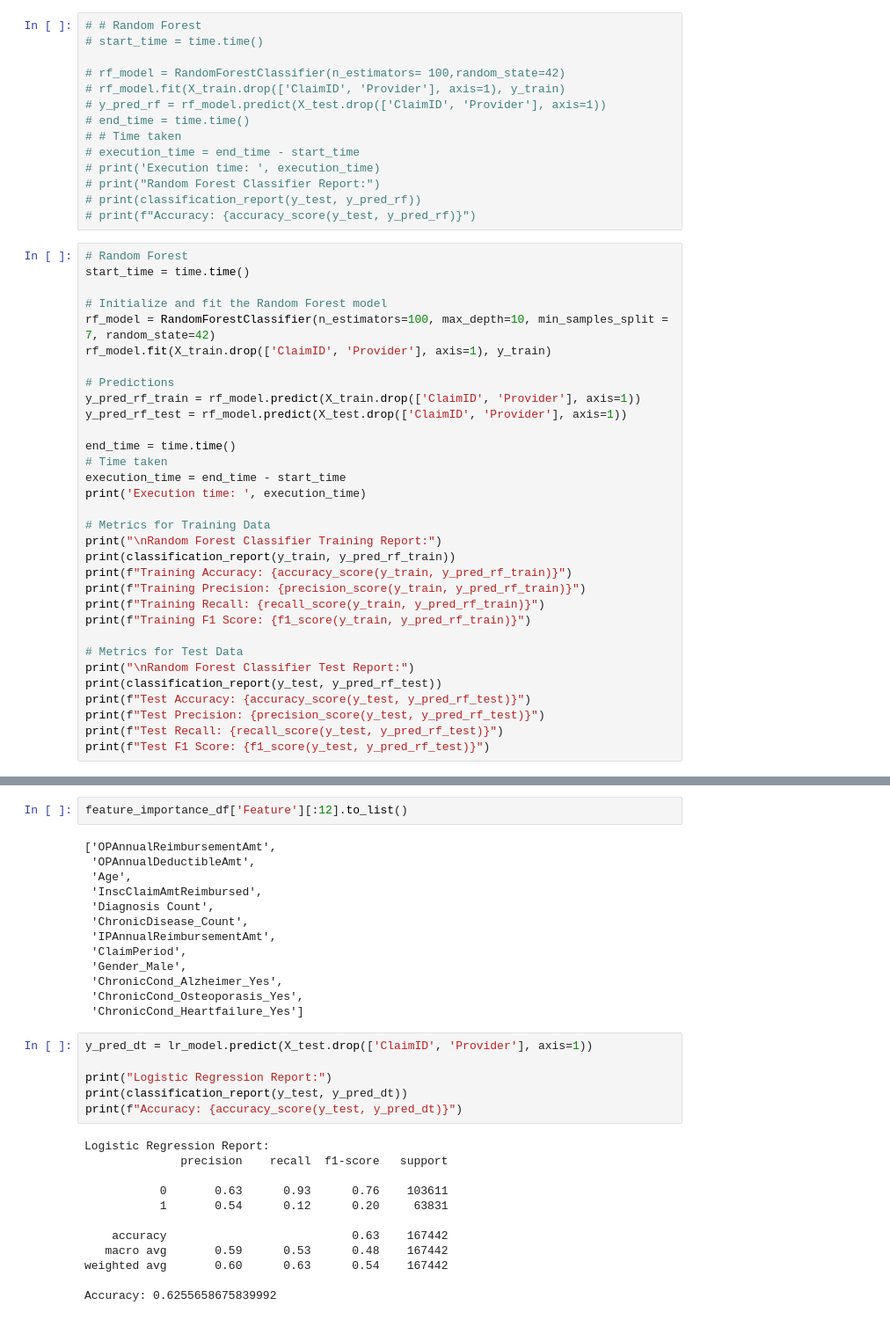
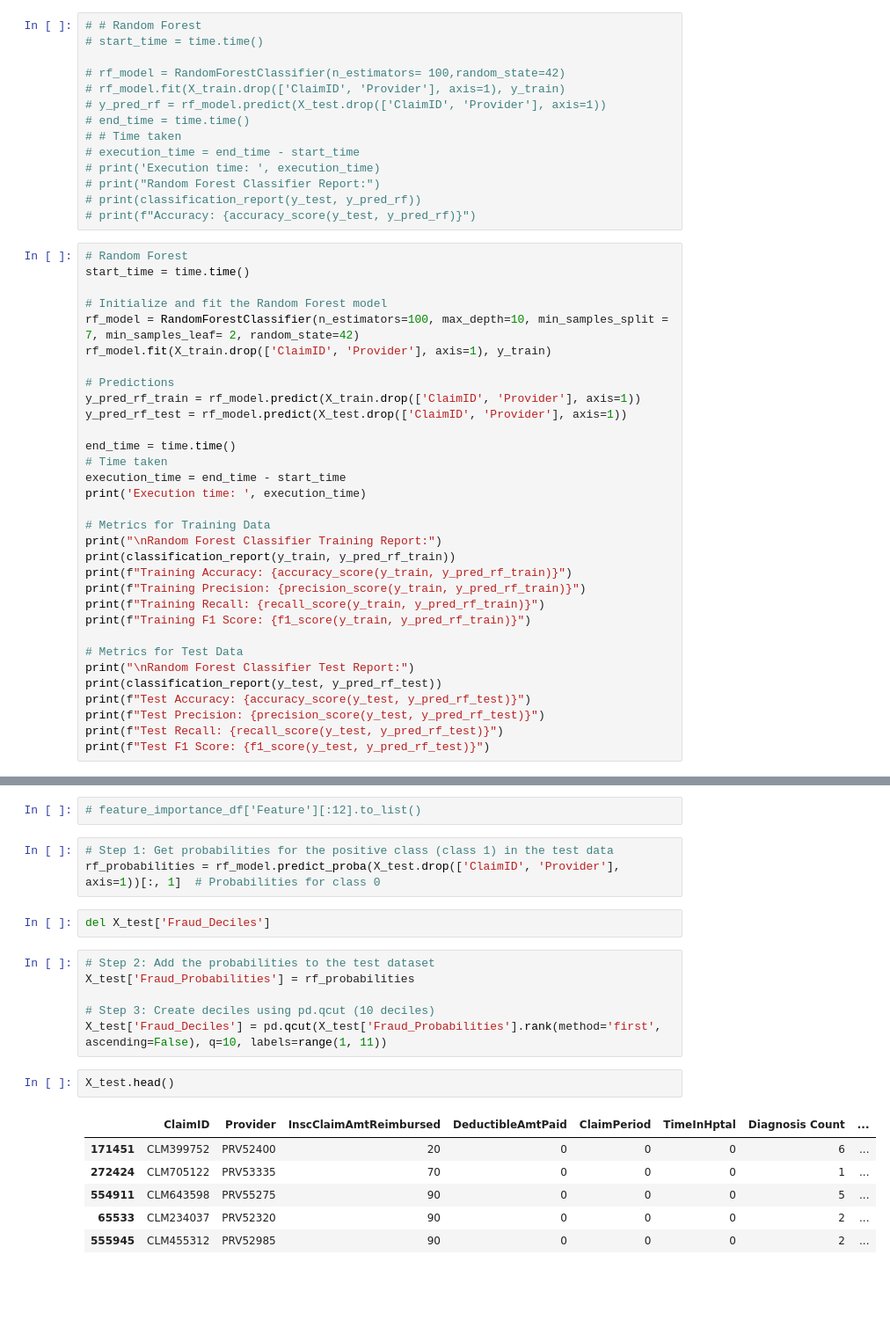
Before and after one commit to rohit180497/Medicare-Claim-Fraud-Detection, a Jupyter notebook: scripts/base_model.ipynb, the cells around one changed output, grey strips where cells are left out. Shown: that part at 88% size. Saved outputs shown, nothing was run; the diff lists cells and outputs as text; blank space fills up the shorter version.

Commit message:
deciles calculated

```diff
--- a/scripts/base_model.ipynb
+++ b/scripts/base_model.ipynb
@@ -428,7 +428,7 @@ mlflow ui --backend-store-uri "mssql+pyodbc://ROHIT/MedicareClaim?driver=ODBC+Dr
 start_time = time.time()
 
 # Initialize and fit the Random Forest model
-rf_model = RandomForestClassifier(n_estimators=100, max_depth=10, min_samples_split = 7, random_state=42)
+rf_model = RandomForestClassifier(n_estimators=100, max_depth=10, min_samples_split = 7, min_samples_leaf= 2, random_state=42)
 rf_model.fit(X_train.drop(['ClaimID', 'Provider'], axis=1), y_train)
 
 # Predictions
@@ -500,33 +500,22 @@ print(feature_importance_df)
 # %%
-feature_importance_df['Feature'][:12].to_list()
+# feature_importance_df['Feature'][:12].to_list()
-# %% [output]
-['OPAnnualReimbursementAmt',
- 'OPAnnualDeductibleAmt',
- 'Age',
- 'InscClaimAmtReimbursed',
- 'Diagnosis Count',
- 'ChronicDisease_Count',
- 'IPAnnualReimbursementAmt',
- 'ClaimPeriod',
- 'Gender_Male',
- 'ChronicCond_Alzheimer_Yes',
- 'ChronicCond_Osteoporasis_Yes',
- 'ChronicCond_Heartfailure_Yes']
-# %%
-y_pred_dt = lr_model.predict(X_test.drop(['ClaimID', 'Provider'], axis=1))
-
-print("Logistic Regression Report:")
-print(classification_report(y_test, y_pred_dt))
-print(f"Accuracy: {accuracy_score(y_test, y_pred_dt)}")
-# %% [output]
-Logistic Regression Report:
-              precision    recall  f1-score   support
-
-           0       0.63      0.93      0.76    103611
-           1       0.54      0.12      0.20     63831
-
-    accuracy                           0.63    167442
-   macro avg       0.59      0.53      0.48    167442
-weighted avg       0.60      0.63      0.54    167442
-
-Accuracy: 0.6255658675839992
+# %%
+# Step 1: Get probabilities for the positive class (class 1) in the test data
+rf_probabilities = rf_model.predict_proba(X_test.drop(['ClaimID', 'Provider'], axis=1))[:, 1]  # Probabilities for class 0
+# %%
+del X_test['Fraud_Deciles']
+# %%
+# Step 2: Add the probabilities to the test dataset
+X_test['Fraud_Probabilities'] = rf_probabilities
+
+# Step 3: Create deciles using pd.qcut (10 deciles)
+X_test['Fraud_Deciles'] = pd.qcut(X_test['Fraud_Probabilities'].rank(method='first', ascending=False), q=10, labels=range(1, 11))
+# %%
+X_test.head()
+# %% [output]
+|  | ClaimID | Provider | InscClaimAmtReimbursed | DeductibleAmtPaid | ClaimPeriod | TimeInHptal | Diagnosis Count | ... |
+| 171451 | CLM399752 | PRV52400 | 20 | 0 | 0 | 0 | 6 | ... |
+| 272424 | CLM705122 | PRV53335 | 70 | 0 | 0 | 0 | 1 | ... |
+| 554911 | CLM643598 | PRV55275 | 90 | 0 | 0 | 0 | 5 | ... |
+| 65533 | CLM234037 | PRV52320 | 90 | 0 | 0 | 0 | 2 | ... |
+| 555945 | CLM455312 | PRV52985 | 90 | 0 | 0 | 0 | 2 | ... |
```
Also changed, not shown: parts of 12 cells of this notebook.
